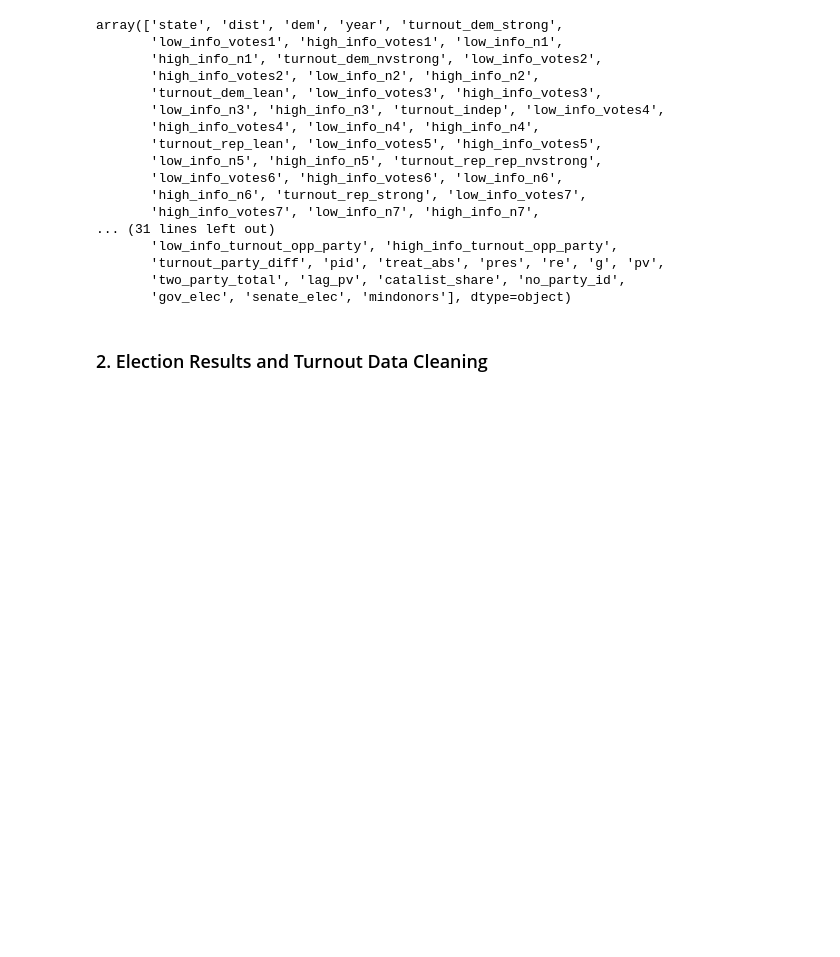
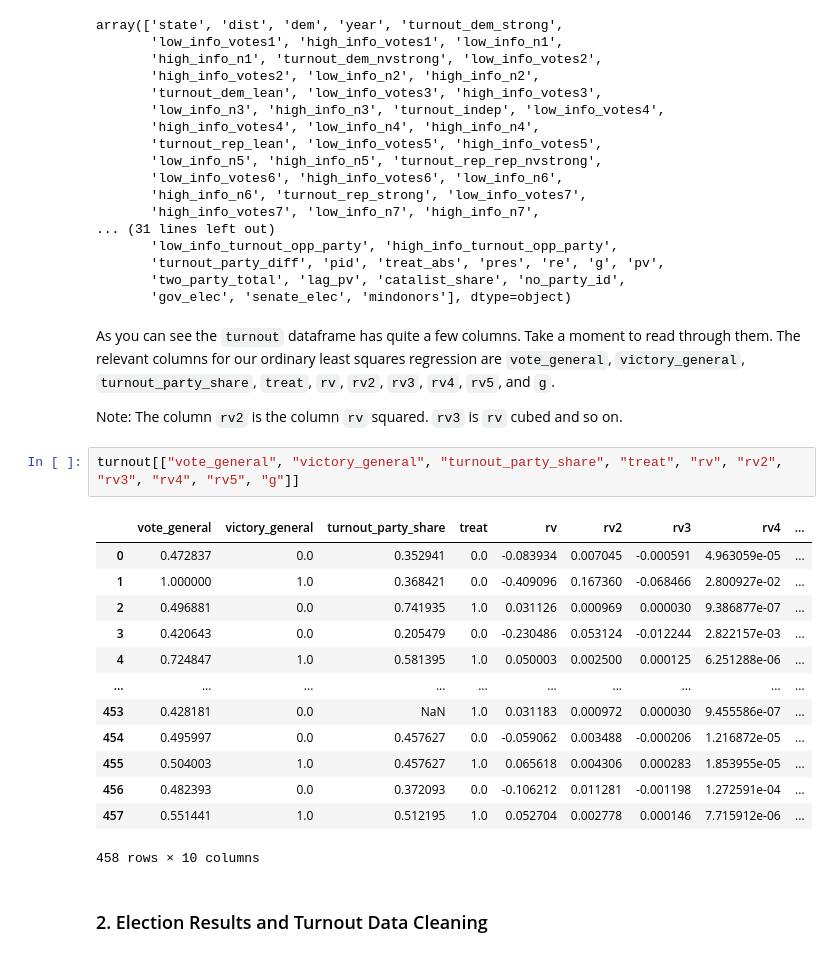
Before and after one commit to ds-modules/PS-88-21-DEV, a Jupyter notebook: lab/hall_thompson/student_facing.ipynb, the cells around one changed output. Saved outputs shown, nothing was run; the diff lists cells and outputs as text; blank space fills up the shorter version.

```diff
--- a/lab/hall_thompson/student_facing.ipynb
+++ b/lab/hall_thompson/student_facing.ipynb
@@ -69,6 +69,26 @@ array(['state', 'dist', 'dem', 'year', 'turnout_dem_strong',
        'turnout_party_diff', 'pid', 'treat_abs', 'pres', 're', 'g', 'pv',
        'two_party_total', 'lag_pv', 'catalist_share', 'no_party_id',
        'gov_elec', 'senate_elec', 'mindonors'], dtype=object)
+# %% [markdown]
+As you can see the `turnout` dataframe has quite a few columns. Take a moment to read through them. The relevant columns for our ordinary least squares regression are `vote_general`, `victory_general`, `turnout_party_share`, `treat`, `rv`, `rv2`, `rv3`, `rv4`, `rv5`, and `g`.
+
+Note: The column `rv2` is the column `rv` squared. `rv3` is `rv` cubed and so on.
+# %%
+turnout[["vote_general", "victory_general", "turnout_party_share", "treat", "rv", "rv2", "rv3", "rv4", "rv5", "g"]]
+# %% [output]
+|  | vote_general | victory_general | turnout_party_share | treat | rv | rv2 | rv3 | rv4 | ... |
+| 0 | 0.472837 | 0.0 | 0.352941 | 0.0 | -0.083934 | 0.007045 | -0.000591 | 4.963059e-05 | ... |
+| 1 | 1.000000 | 1.0 | 0.368421 | 0.0 | -0.409096 | 0.167360 | -0.068466 | 2.800927e-02 | ... |
+| 2 | 0.496881 | 0.0 | 0.741935 | 1.0 | 0.031126 | 0.000969 | 0.000030 | 9.386877e-07 | ... |
+| 3 | 0.420643 | 0.0 | 0.205479 | 0.0 | -0.230486 | 0.053124 | -0.012244 | 2.822157e-03 | ... |
+| 4 | 0.724847 | 1.0 | 0.581395 | 1.0 | 0.050003 | 0.002500 | 0.000125 | 6.251288e-06 | ... |
+| ... | ... | ... | ... | ... | ... | ... | ... | ... | ... |
+| 453 | 0.428181 | 0.0 | NaN | 1.0 | 0.031183 | 0.000972 | 0.000030 | 9.455586e-07 | ... |
+| 454 | 0.495997 | 0.0 | 0.457627 | 0.0 | -0.059062 | 0.003488 | -0.000206 | 1.216872e-05 | ... |
+| 455 | 0.504003 | 1.0 | 0.457627 | 1.0 | 0.065618 | 0.004306 | 0.000283 | 1.853955e-05 | ... |
+| 456 | 0.482393 | 0.0 | 0.372093 | 0.0 | -0.106212 | 0.011281 | -0.001198 | 1.272591e-04 | ... |
+| 457 | 0.551441 | 1.0 | 0.512195 | 1.0 | 0.052704 | 0.002778 | 0.000146 | 7.715912e-06 | ... |
+458 rows × 10 columns
 # %% [markdown]
 ### 2. Election Results and Turnout Data Cleaning
 # %% [markdown]
```
Also changed, not shown: parts of 26 cells of this notebook.
